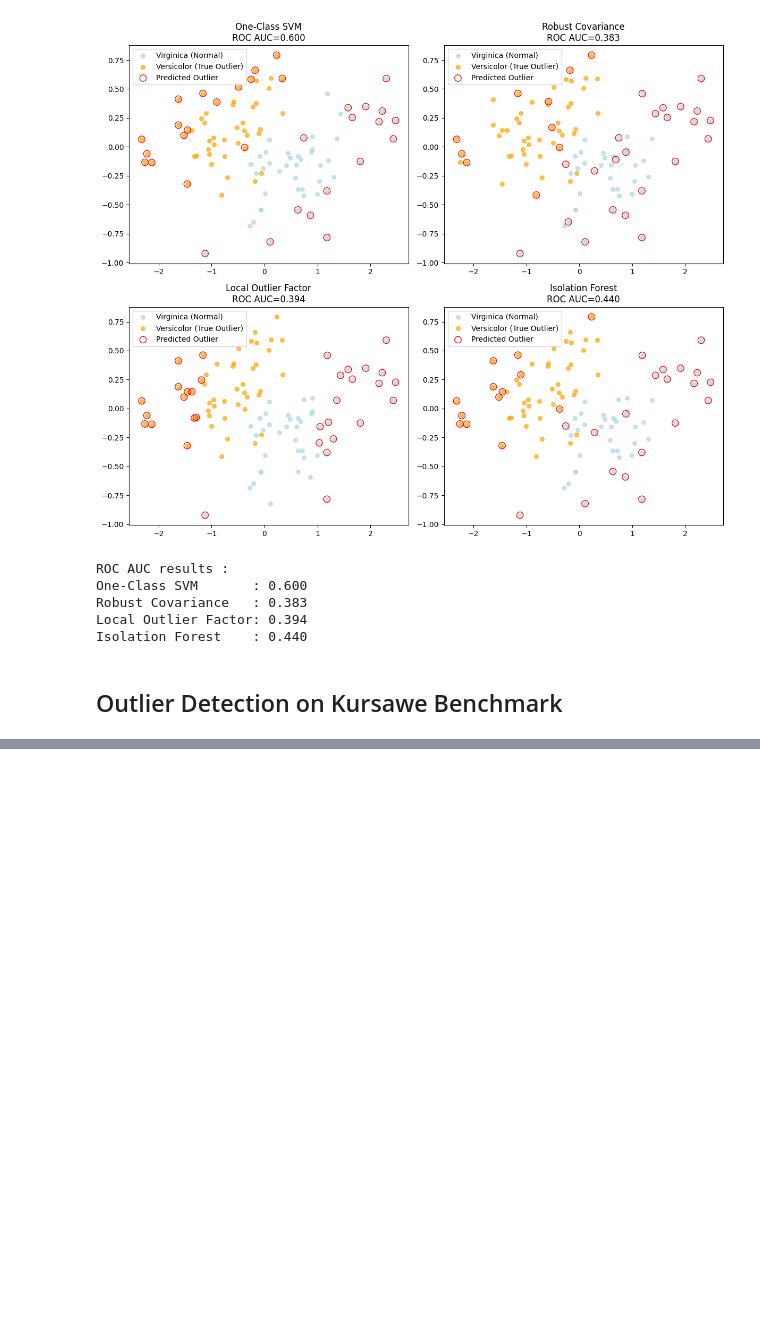
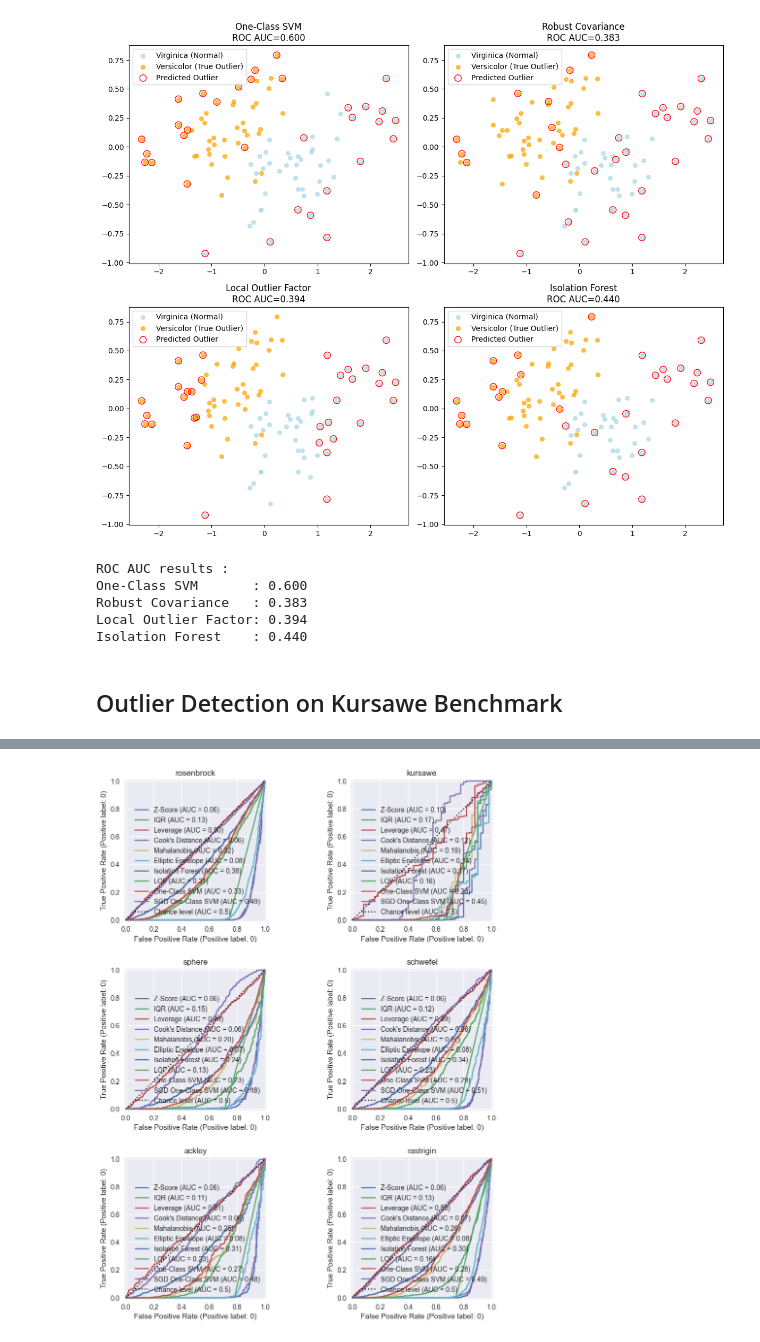
Before and after one commit to joelkdb/Outlier-Detection-Research, a Jupyter notebook: outlier_detection_methods.ipynb, the cells around one changed output, grey strips where cells are left out. Drawn from its saved outputs; the diff is of its cells as text; code cells hidden in the pictures; blank space fills up the shorter version.

```diff
--- a/outlier_detection_methods.ipynb
+++ b/outlier_detection_methods.ipynb
@@ -900,0 +836,6 @@ First output 5 values: [[4442.12603184]
+# %%
+y_true = {}
+y_score = {"Z-Score": {}, "IQR": {}, "Leverage": {}, "Cook's Distance": {}, "Mahalanobis": {},
+           "Elliptic Envelope": {}, "Isolation Forest": {}, "LOF": {}, "One-Class SVM": {}, "SGD One-Class SVM": {}}
+model_names = ["Z-Score", "IQR", "Leverage", "Cook's Distance", "Mahalanobis",
+               "Elliptic Envelope", "Isolation Forest", "LOF", "One-Class SVM", "SGD One-Class SVM"]
@@ -900,0 +2083,25 @@ First output 5 values: [[4442.12603184]
+# %%
+import math
+
+cols = 2
+pos_label = 0  # mean 0 belongs to positive class
+datasets_names = y_true.keys()
+rows = math.ceil(len(datasets_names) / cols)
+
+fig, axs = plt.subplots(nrows=rows, ncols=cols, squeeze=False, figsize=(10, rows * 4))
+
+for ax, dataset_name in zip(axs.ravel(), datasets_names):
+    for model_idx, model_name in enumerate(model_names):
+        display = RocCurveDisplay.from_predictions(
+            y_true[dataset_name],
+            y_score[model_name][dataset_name],
+            pos_label=pos_label,
+            name=model_name,
+            ax=ax,
+            plot_chance_level=(model_idx == len(model_names) - 1),
+            chance_level_kw={"linestyle": ":"},
+        )
+    ax.set_title(dataset_name)
+_ = plt.tight_layout(pad=2.0)
+# %% [output]
+[figure, added]
```
Also changed, not shown: parts of 52 cells of this notebook, 10 other files.
